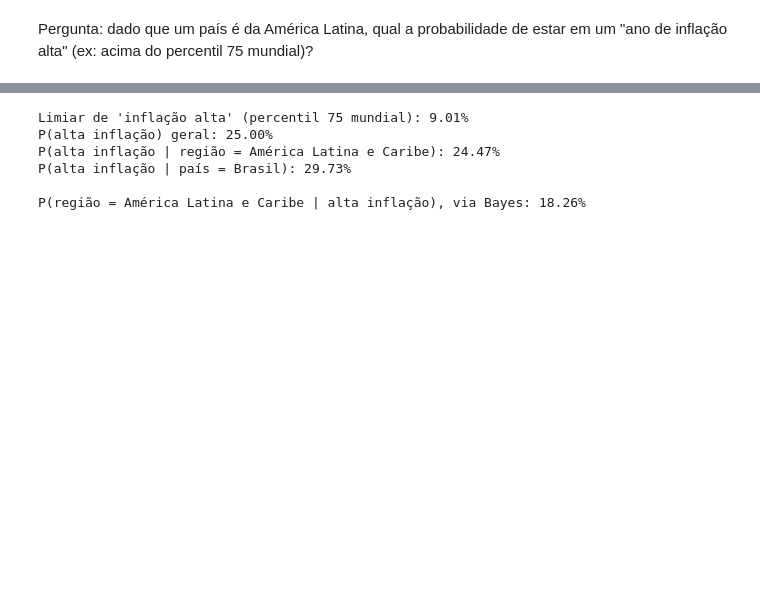
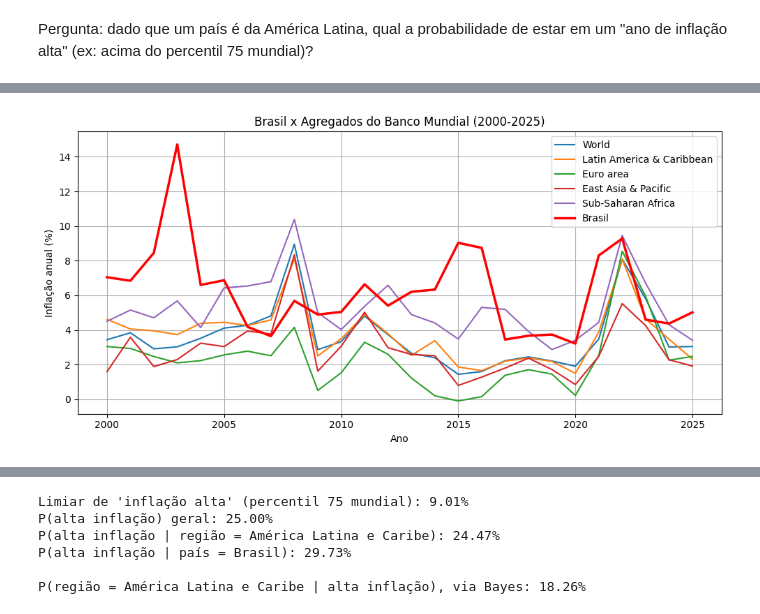
Before and after one commit to LeoPHP1/TP2_Data_science, a Jupyter notebook: TP2_inflacao.ipynb, the cells around one changed output, grey strips where cells are left out. Saved outputs shown, nothing was run; the diff lists cells and outputs as text; code cells hidden in the pictures; blank space fills up the shorter version.

```diff
--- a/TP2_inflacao.ipynb
+++ b/TP2_inflacao.ipynb
@@ -391,0 +429,23 @@ Pergunta: dado que um país é da América Latina, qual a probabilidade de estar
+# %%
+# Mesmo gráfico a partir de 2000, em escala linear
+plt.figure(figsize=(10, 5))
+
+for region in regions:
+    df_plot = aggregates_long[
+        (aggregates_long["Country Name"] == region) & (aggregates_long["Year"] >= 2000)
+    ].sort_values("Year")
+    plt.plot(df_plot["Year"], df_plot["Inflation Rate"], label=region)
+
+brazil_recent = brazil[brazil["Year"] >= 2000]
+plt.plot(brazil_recent["Year"], brazil_recent["Inflation Rate"], label="Brasil",
+         linewidth=2.5, color="red")
+
+plt.title("Brasil x Agregados do Banco Mundial (2000-2025)")
+plt.xlabel("Ano")
+plt.ylabel("Inflação anual (%)")
+plt.legend()
+plt.grid(True)
+plt.tight_layout()
+plt.show()
+# %% [output]
+[figure, added]
```
Also changed, not shown: parts of 30 cells of this notebook.
